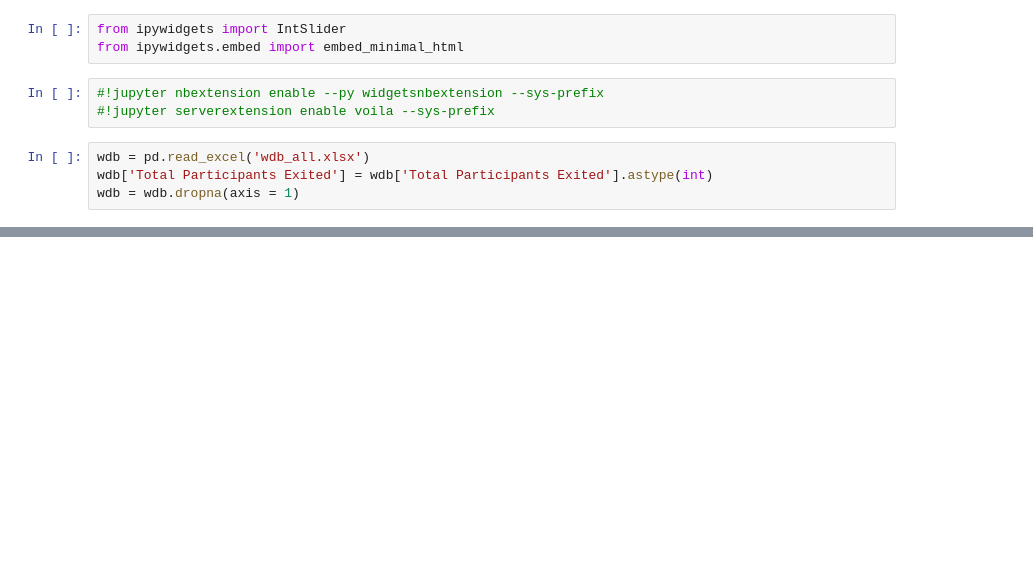
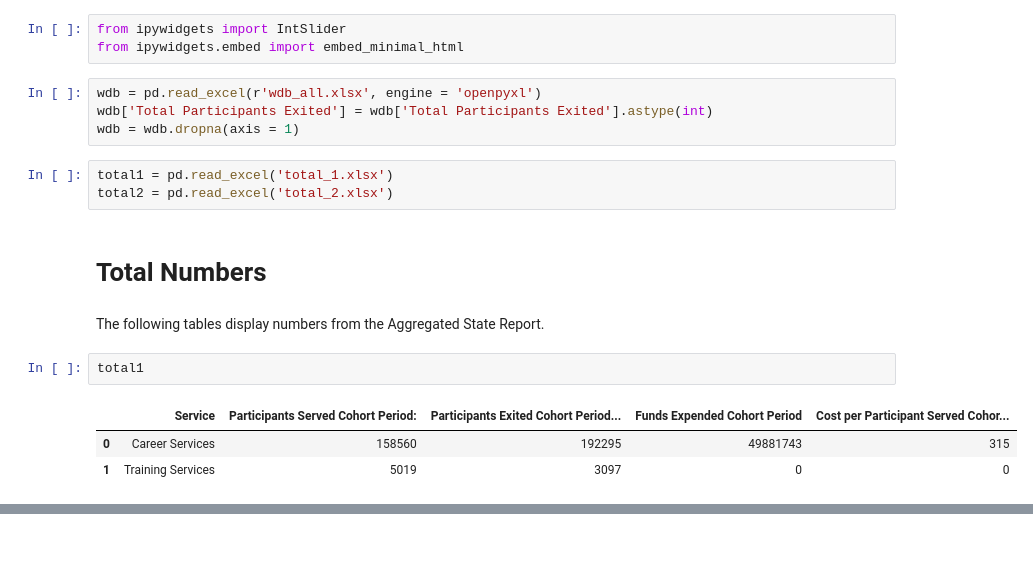
Before and after one commit to linhtpham09/cipc, a Jupyter notebook: cipc_ca.ipynb, the cells around one changed output, grey strips where cells are left out. Saved outputs shown, nothing was run; the diff lists cells and outputs as text; blank space fills up the shorter version.

```diff
--- a/cipc_ca.ipynb
+++ b/cipc_ca.ipynb
@@ -11,10 +9,20 @@ import matplotlib.cm as cm
 # %%
 from ipywidgets import IntSlider
 from ipywidgets.embed import embed_minimal_html
-# %%
-#!jupyter nbextension enable --py widgetsnbextension --sys-prefix
-#!jupyter serverextension enable voila --sys-prefix
 # %%
-wdb = pd.read_excel('wdb_all.xlsx')
+wdb = pd.read_excel(r'wdb_all.xlsx', engine = 'openpyxl')
 wdb['Total Participants Exited'] = wdb['Total Participants Exited'].astype(int)
 wdb = wdb.dropna(axis = 1)
+# %%
+total1 = pd.read_excel('total_1.xlsx')
+total2 = pd.read_excel('total_2.xlsx')
+# %% [markdown]
+# Total Numbers
+# %% [markdown]
+The following tables display numbers from the Aggregated State Report.
+# %%
+total1
+# %% [output]
+|  | Service | Participants Served Cohort Period: | Participants Exited Cohort Period... | Funds Expended Cohort Period | Cost per Participant Served Cohor... |
+| 0 | Career Services | 158560 | 192295 | 49881743 | 315 |
+| 1 | Training Services | 5019 | 3097 | 0 | 0 |
```
Also changed, not shown: parts of 42 cells of this notebook.
